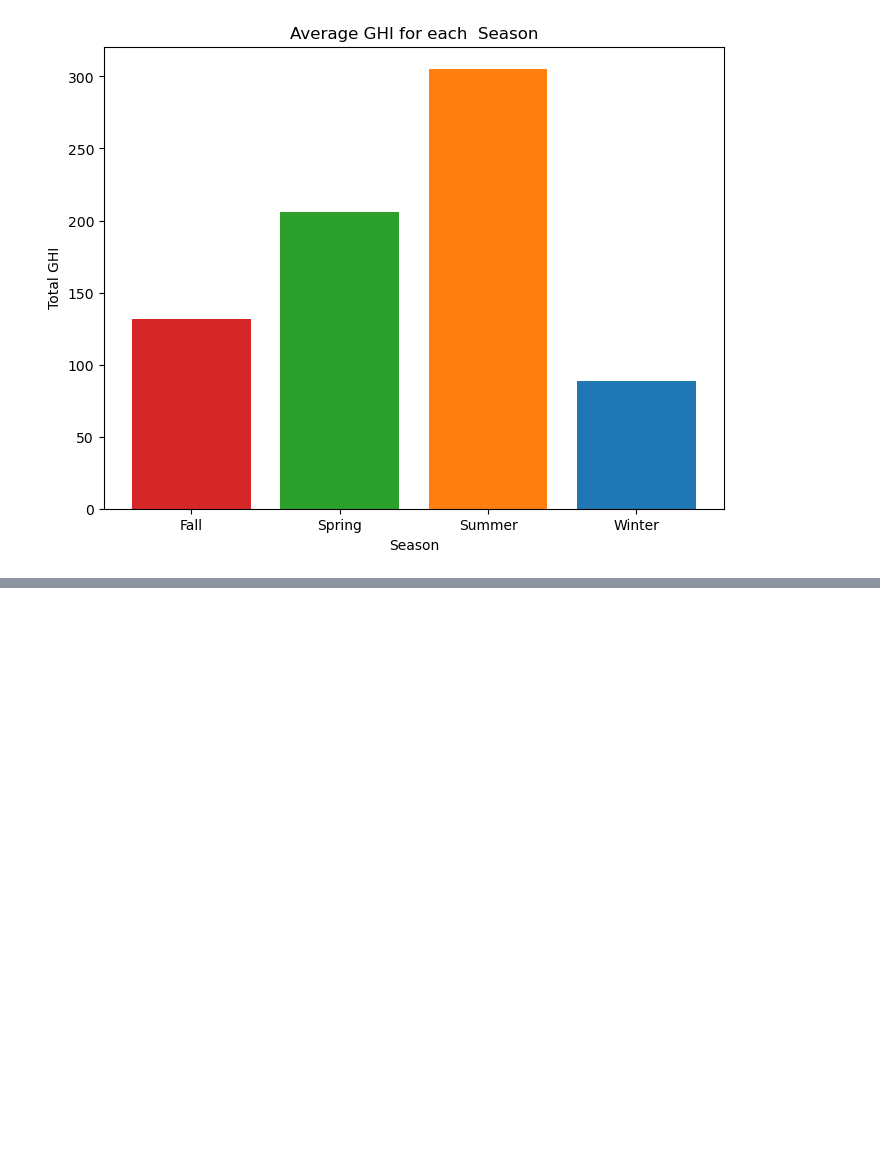
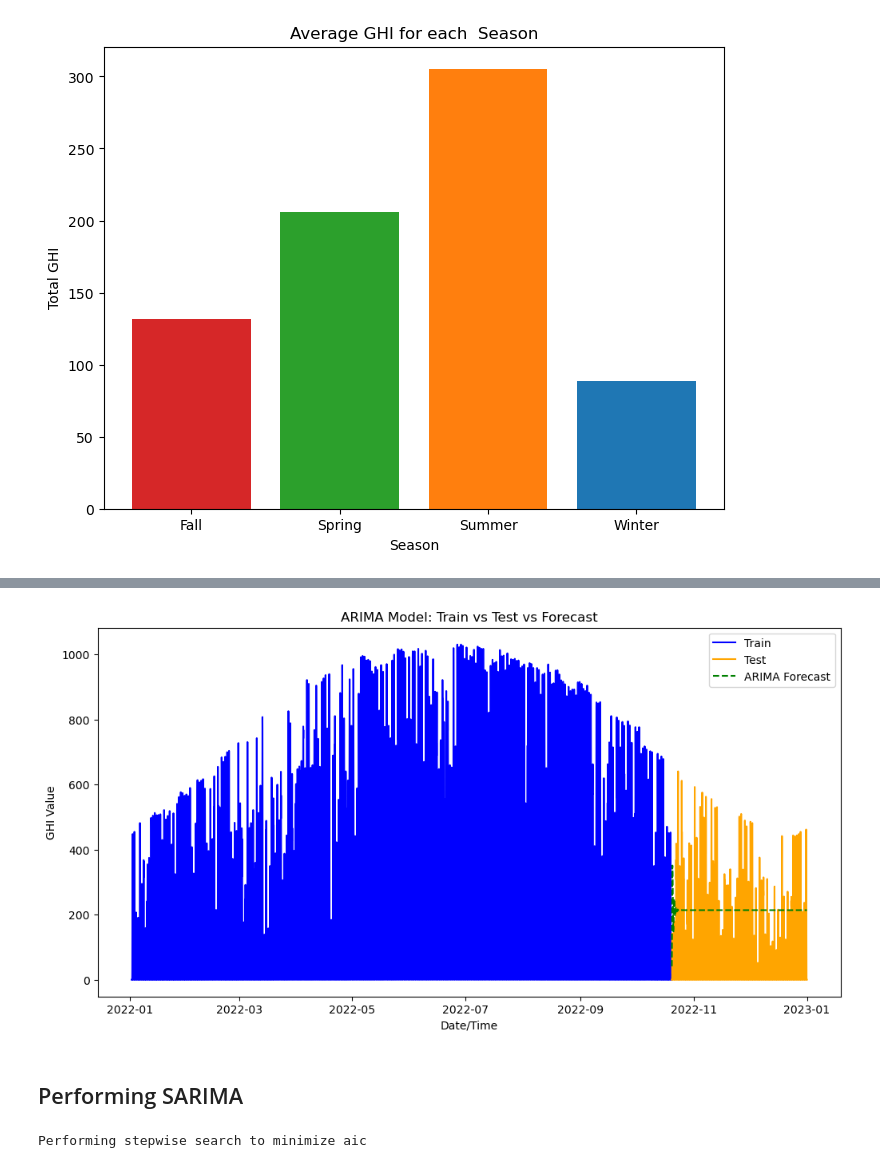
Before and after one commit to Smuthusivam/LEI-Assignment-01_Feb, a Jupyter notebook: Tasks/Tasks_2/Model.ipynb, the cells around one changed output, grey strips where cells are left out. Cells and saved outputs as stored; diff of their text form; code cells hidden in the pictures; blank space fills up the shorter version.

```diff
--- a/Tasks/Tasks_2/Model.ipynb
+++ b/Tasks/Tasks_2/Model.ipynb
@@ -164,0 +264,35 @@ plt.show()
+# %%
+import matplotlib.pyplot as plt
+
+# Plot results
+plt.figure(figsize=(12, 6))
+plt.plot(train, label="Train", color='blue')
+plt.plot(test, label="Test", color='orange')
+plt.plot(forecast, label="ARIMA Forecast", color='green', linestyle='--')
+
+plt.title("ARIMA Model: Train vs Test vs Forecast")
+plt.xlabel("Date/Time")
+plt.ylabel("GHI Value")
+plt.legend()
+
+plt.savefig('../../Outputs/arima.png', bbox_inches='tight', dpi=300)
+
+# Now display to the screen
+plt.show()
+# %% [output]
+[figure, added]
+# %% [markdown]
+## Performing SARIMA
+# %%
+auto_model = auto_arima(data['GHI'],
+                        seasonal=True,
+                        m=12,
+                        trace=True, # Prints out the combinations it tries
+                        error_action='ignore',
+                        suppress_warnings=True,
+                        stepwise=True)
+
+print("\nBest Model Summary:")
+print(auto_model.summary())
+# %% [output]
+Performing stepwise search to minimize aic
```
Also changed, not shown: parts of 4 cells of this notebook, 1 other file.
